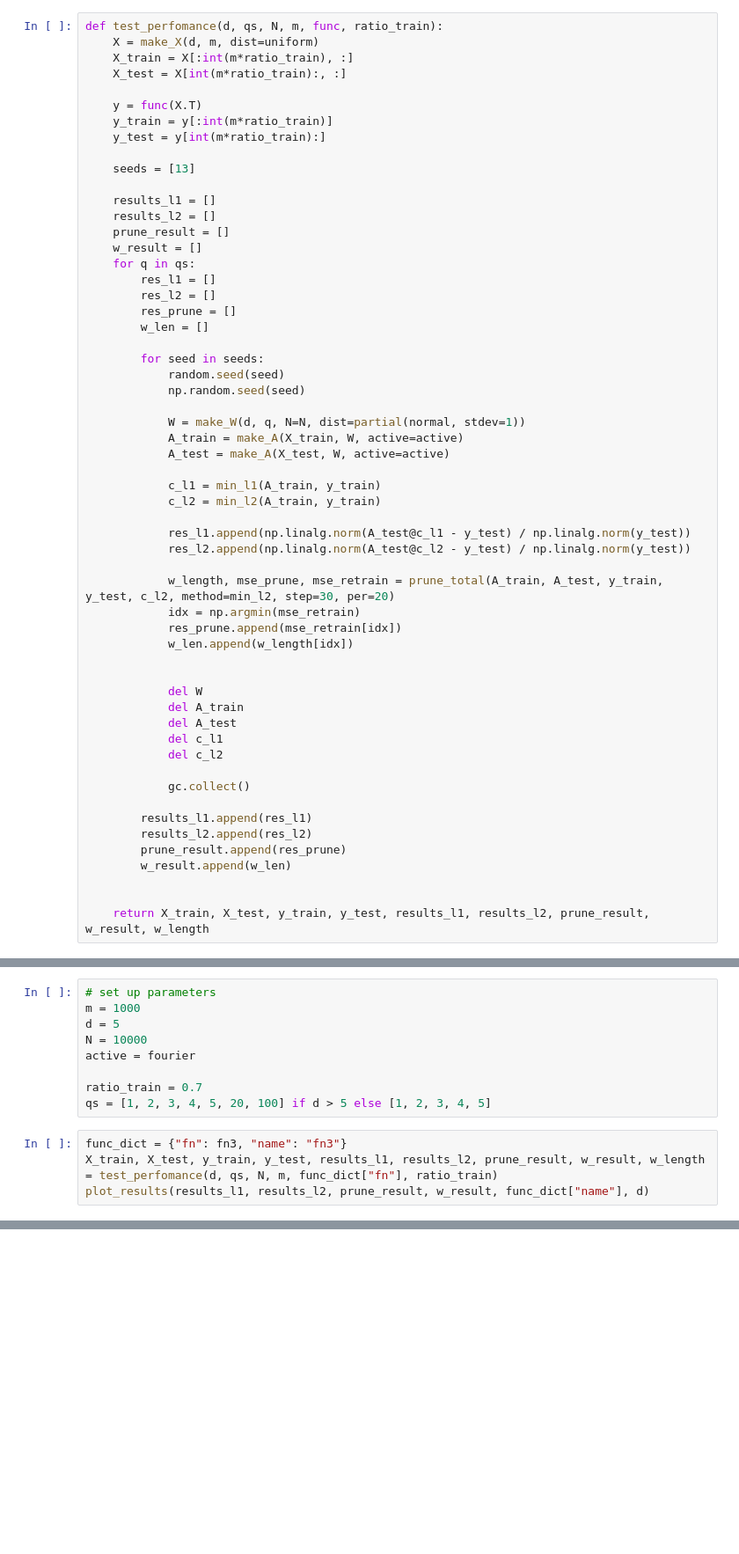
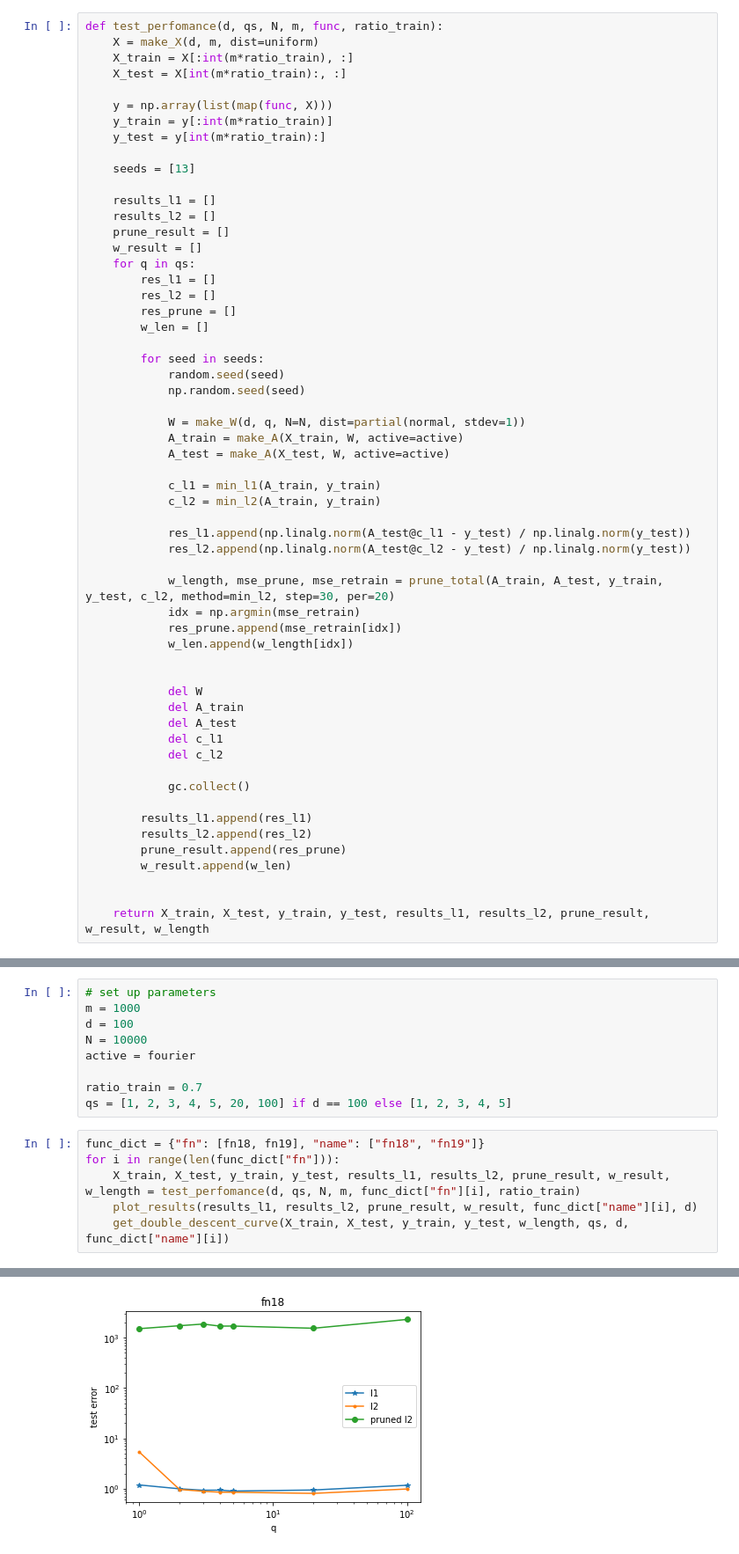
Before and after one commit to rhshi/sparse-rf, a Jupyter notebook: examples/l1_l2/comp_l1_l2_prunel2.ipynb, the cells around one changed output, grey strips where cells are left out. Shown: that part at 88% size. Cells and saved outputs as stored; diff of their text form; blank space fills up the shorter version.

```diff
--- a/examples/l1_l2/comp_l1_l2_prunel2.ipynb
+++ b/examples/l1_l2/comp_l1_l2_prunel2.ipynb
@@ -77,7 +62,7 @@ def test_perfomance(d, qs, N, m, func, ratio_train):
     X_train = X[:int(m*ratio_train), :]
     X_test = X[int(m*ratio_train):, :]
 
-    y = func(X.T)
+    y = np.array(list(map(func, X)))
     y_train = y[:int(m*ratio_train)]
     y_test = y[int(m*ratio_train):]
 
@@ -167,13 +152,16 @@ def get_double_descent_curve(X_train, X_test, y_train, y_test, w_length, qs, d,
 # %%
 # set up parameters
 m = 1000
-d = 5
+d = 100
 N = 10000
 active = fourier
 
 ratio_train = 0.7
-qs = [1, 2, 3, 4, 5, 20, 100] if d > 5 else [1, 2, 3, 4, 5]
+qs = [1, 2, 3, 4, 5, 20, 100] if d == 100 else [1, 2, 3, 4, 5]
 # %%
-func_dict = {"fn": fn3, "name": "fn3"}
-X_train, X_test, y_train, y_test, results_l1, results_l2, prune_result, w_result, w_length = test_perfomance(d, qs, N, m, func_dict["fn"], ratio_train)
-plot_results(results_l1, results_l2, prune_result, w_result, func_dict["name"], d)
+func_dict = {"fn": [fn18, fn19], "name": ["fn18", "fn19"]}
+for i in range(len(func_dict["fn"])):
+    X_train, X_test, y_train, y_test, results_l1, results_l2, prune_result, w_result, w_length = test_perfomance(d, qs, N, m, func_dict["fn"][i], ratio_train)
+    plot_results(results_l1, results_l2, prune_result, w_result, func_dict["name"][i], d)
+    get_double_descent_curve(X_train, X_test, y_train, y_test, w_length, qs, d, func_dict["name"][i])
+# %% [output]
@@ -179,0 +185 @@ plot_results(results_l1, results_l2, prune_result, w_result, func_dict["name"],
+[figure, added]
```
Also changed, not shown: parts of 5 cells of this notebook, 3 other files.
